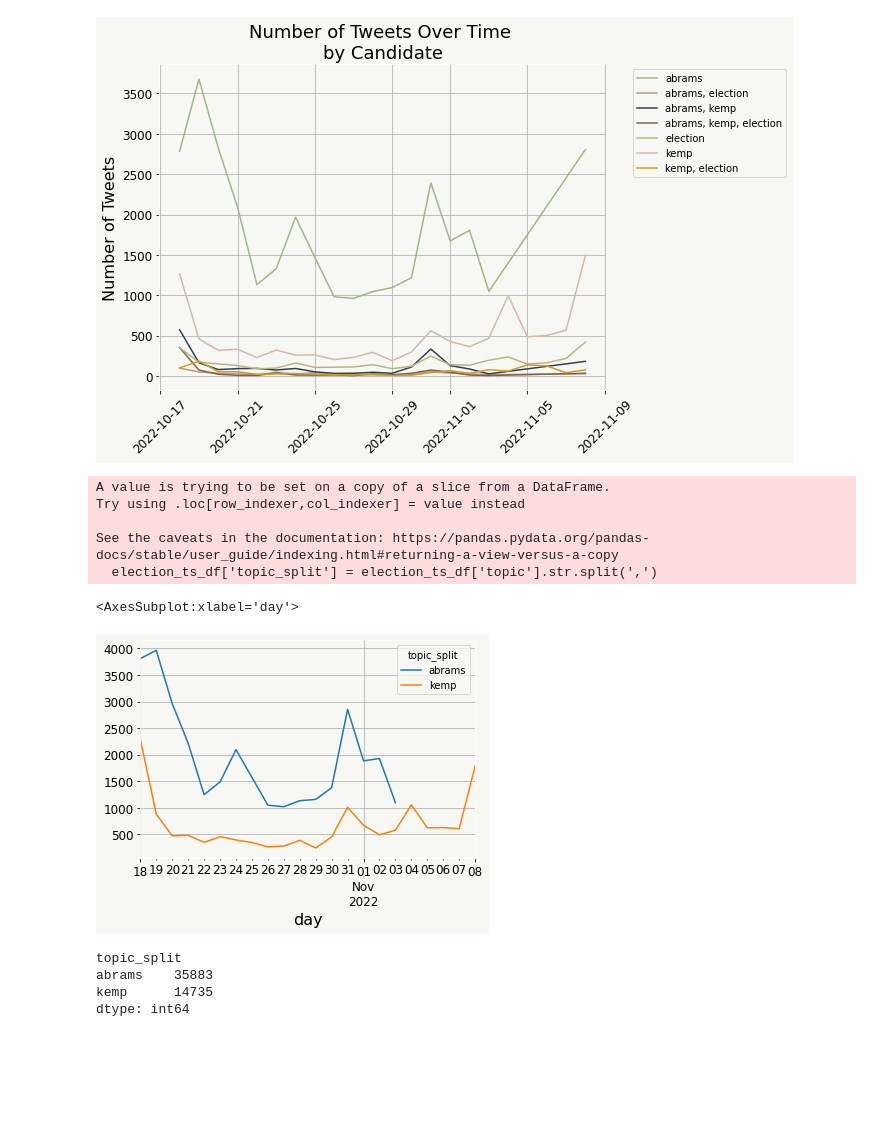
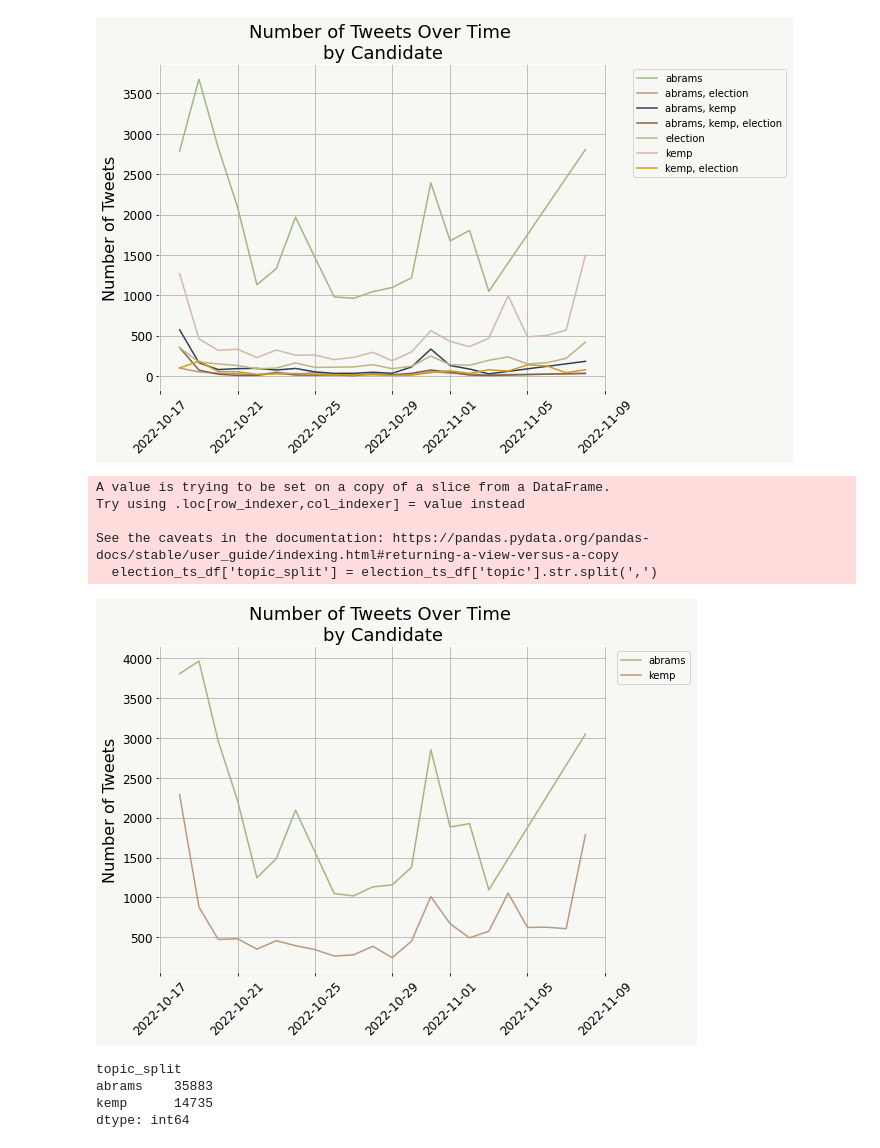
Before and after one commit to monroefarris/anly580_final_project, a Jupyter notebook: Analysis_Code/volumetric.ipynb, the cells around one changed output. Cells and saved outputs as stored; diff of their text form; code cells hidden in the pictures; blank space fills up the shorter version.

Commit message:
adding explode for timeseries

```diff
--- a/Analysis_Code/volumetric.ipynb
+++ b/Analysis_Code/volumetric.ipynb
@@ -198,18 +198,28 @@ See the caveats in the documentation: https://pandas.pydata.org/pandas-docs/stab
 # %%
 election_ts_df['topic_split'] = election_ts_df['topic'].str.split(',')
 exploded_election_ts_df = election_ts_df.explode('topic_split')
 exploded_election_ts_df['topic_split'] = exploded_election_ts_df['topic_split'].str.strip()
 exploded_election_ts_df = exploded_election_ts_df[exploded_election_ts_df['topic_split'] != 'election']
 exploded_grouped_df = exploded_election_ts_df.groupby(['day', 'topic_split'], as_index=False).size()
-pd.DataFrame(exploded_grouped_df.pivot(index="day", columns="topic_split", values="size")).plot()
+# pd.DataFrame(exploded_grouped_df.pivot(index="day", columns="topic_split", values="size")).plot()
+
+
+fig, ax = plt.subplots(figsize=(8,6))
+
+sns.lineplot(x="day", y="size", hue="topic_split", data=exploded_grouped_df, palette = [color1, color2])
+plt.xticks(rotation=45)
+plt.xlabel('')
+plt.ylabel('Number of Tweets', size = 16)
+plt.title('Number of Tweets Over Time \nby Candidate', size = 18)
+plt.legend(bbox_to_anchor = (1.2,1))
+plt.savefig('../Visualizations/vol_topic_dist_timeseries_explode')
 # %% [output]
 A value is trying to be set on a copy of a slice from a DataFrame.
 Try using .loc[row_indexer,col_indexer] = value instead
 
 See the caveats in the documentation: https://pandas.pydata.org/pandas-docs/stable/user_guide/indexing.html#returning-a-view-versus-a-copy
   election_ts_df['topic_split'] = election_ts_df['topic'].str.split(',')
-<AxesSubplot:xlabel='day'>
-[figure, old version]
+[figure, new version]
 # %%
 exploded_election_ts_df.groupby('topic_split').size()
 # %% [output]
```
Also changed, not shown: 1 other file.
